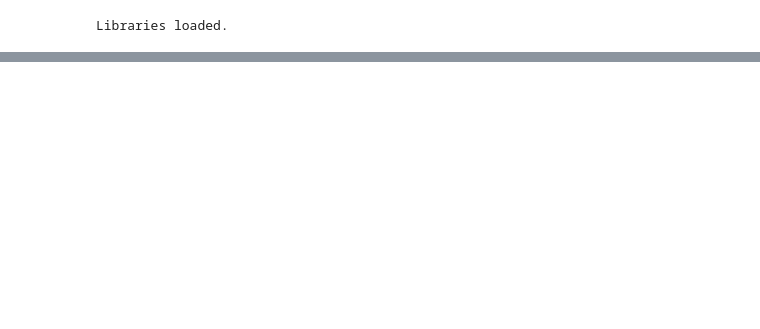
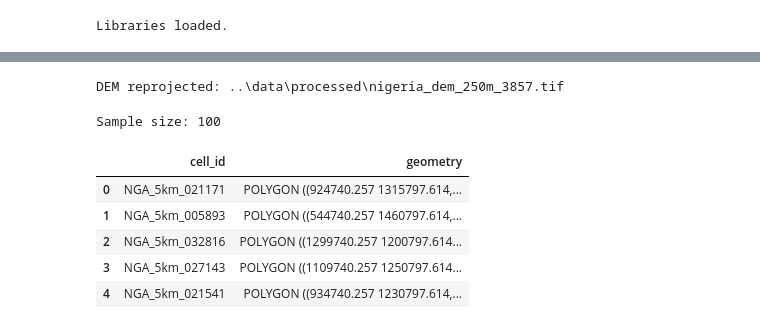
Before and after one commit to Ayaaaa331/Nigeria-cdr-project, a Jupyter notebook: notebooks/03_terrain_processing.ipynb, the cells around one changed output, grey strips where cells are left out. Drawn from its saved outputs; the diff is of its cells as text; code cells hidden in the pictures; blank space fills up the shorter version.

```diff
--- a/notebooks/03_terrain_processing.ipynb
+++ b/notebooks/03_terrain_processing.ipynb
@@ -22,0 +292,56 @@ EPSG:4326
+# %%
+from rasterio.warp import calculate_default_transform, reproject, Resampling
+
+dem_mosaic_path = Path("../data/processed/nigeria_dem_250m_mosaic.tif")
+dem_3857_path = Path("../data/processed/nigeria_dem_250m_3857.tif")
+
+with rasterio.open(dem_mosaic_path) as src:
+    dst_crs = "EPSG:3857"
+
+    transform, width, height = calculate_default_transform(
+        src.crs,
+        dst_crs,
+        src.width,
+        src.height,
+        *src.bounds
+    )
+
+    kwargs = src.meta.copy()
+    kwargs.update({
+        "crs": dst_crs,
+        "transform": transform,
+        "width": width,
+        "height": height,
+        "compress": "lzw"
+    })
+
+    with rasterio.open(dem_3857_path, "w", **kwargs) as dst:
+        reproject(
+            source=rasterio.band(src, 1),
+            destination=rasterio.band(dst, 1),
+            src_transform=src.transform,
+            src_crs=src.crs,
+            dst_transform=transform,
+            dst_crs=dst_crs,
+            resampling=Resampling.bilinear
+        )
+
+print("DEM reprojected:", dem_3857_path)
+# %% [output]
+DEM reprojected: ..\data\processed\nigeria_dem_250m_3857.tif
+# %%
+sample_grid = grid_5km.sample(
+    n=100,
+    random_state=42
+).reset_index(drop=True)
+
+print("Sample size:", len(sample_grid))
+sample_grid.head()
+# %% [output]
+Sample size: 100
+|  | cell_id | geometry |
+| 0 | NGA_5km_021171 | POLYGON ((924740.257 1315797.614,... |
+| 1 | NGA_5km_005893 | POLYGON ((544740.257 1460797.614,... |
+| 2 | NGA_5km_032816 | POLYGON ((1299740.257 1200797.614... |
+| 3 | NGA_5km_027143 | POLYGON ((1109740.257 1250797.614... |
+| 4 | NGA_5km_021541 | POLYGON ((934740.257 1230797.614,... |
```
Also changed, not shown: parts of 25 cells of this notebook, 2 other files.
